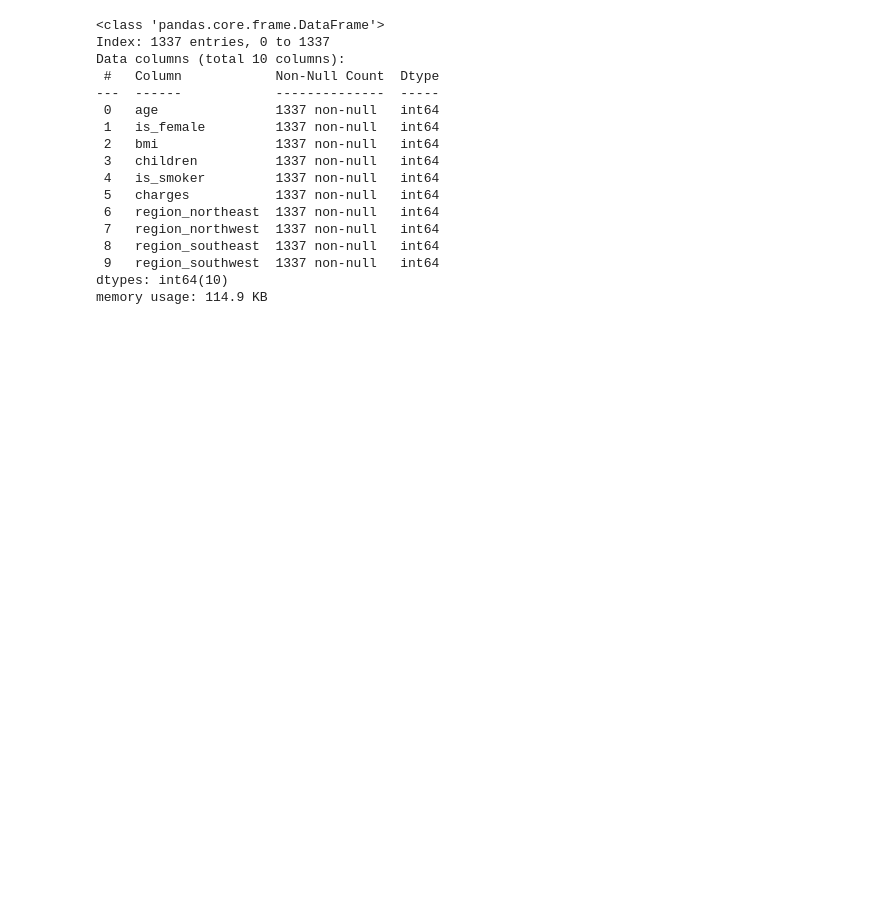
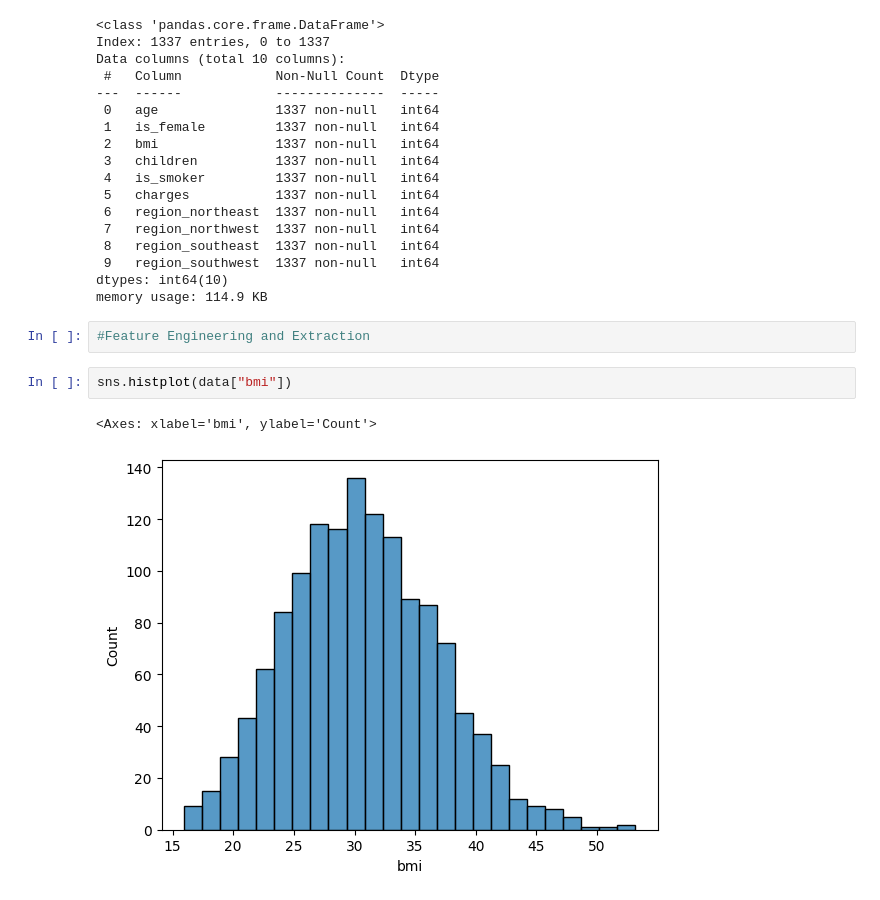
Before and after one commit to Sohom-Roy/Insurance_charges_prediction, a Jupyter notebook: Insurance_charges_prediction.ipynb, the cells around one changed output. Cells and saved outputs as stored; diff of their text form; blank space fills up the shorter version.

Commit message:
feature engineering and extraction

```diff
--- a/Insurance_charges_prediction.ipynb
+++ b/Insurance_charges_prediction.ipynb
@@ -244,3 +244,10 @@ Data columns (total 10 columns):
  9   region_southwest  1337 non-null   int64
 dtypes: int64(10)
 memory usage: 114.9 KB
+# %%
+#Feature Engineering and Extraction
+# %%
+sns.histplot(data["bmi"])
+# %% [output]
+<Axes: xlabel='bmi', ylabel='Count'>
+[figure, added]
```
Also changed, not shown: parts of 9 cells of this notebook.
